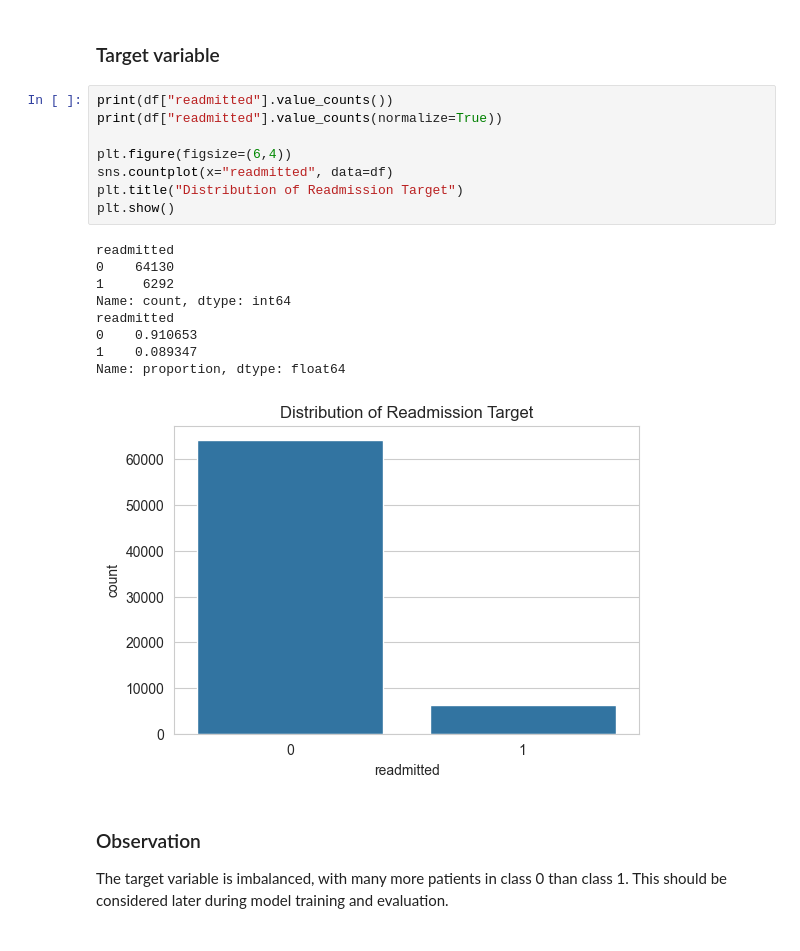
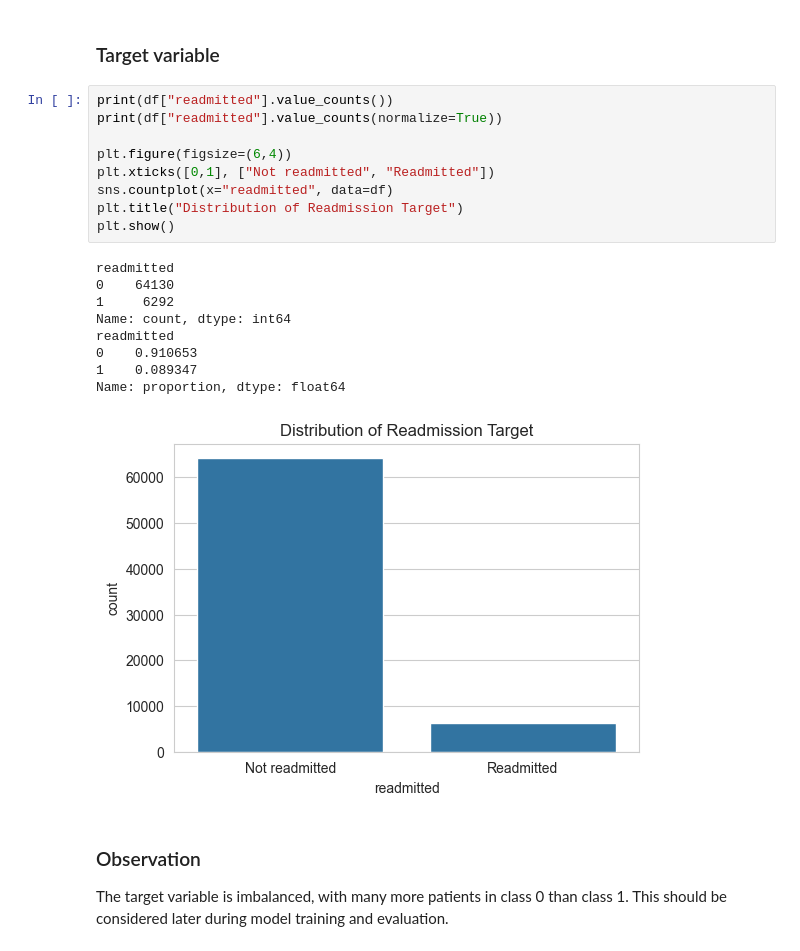
Before and after one commit to samirakhalil1993/readmission-hospital-analysis, a Jupyter notebook: notebooks/02_eda.ipynb, the cells around one changed output. Drawn from its saved outputs; the diff is of its cells as text.

```diff
--- a/notebooks/02_eda.ipynb
+++ b/notebooks/02_eda.ipynb
@@ -76,21 +76,22 @@ Categorical columns: ['race', 'gender', 'age', 'metformin', 'repaglinide', 'nate
 # %%
 print(df["readmitted"].value_counts())
 print(df["readmitted"].value_counts(normalize=True))
 
 plt.figure(figsize=(6,4))
+plt.xticks([0,1], ["Not readmitted", "Readmitted"])
 sns.countplot(x="readmitted", data=df)
 plt.title("Distribution of Readmission Target")
 plt.show()
 # %% [output]
 readmitted
 0    64130
 1     6292
 Name: count, dtype: int64
 readmitted
 0    0.910653
 1    0.089347
 Name: proportion, dtype: float64
-[figure, old version]
+[figure, new version]
 # %% [markdown]
 ### Observation
 The target variable is imbalanced, with many more patients in class 0 than class 1. This should be considered later during model training and evaluation.
```
Also changed, not shown: 10 other files.
